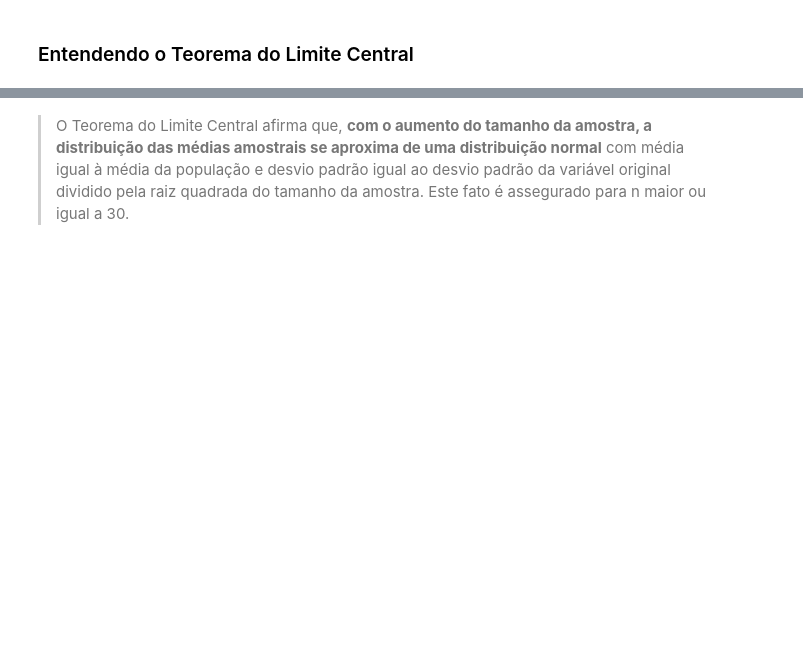
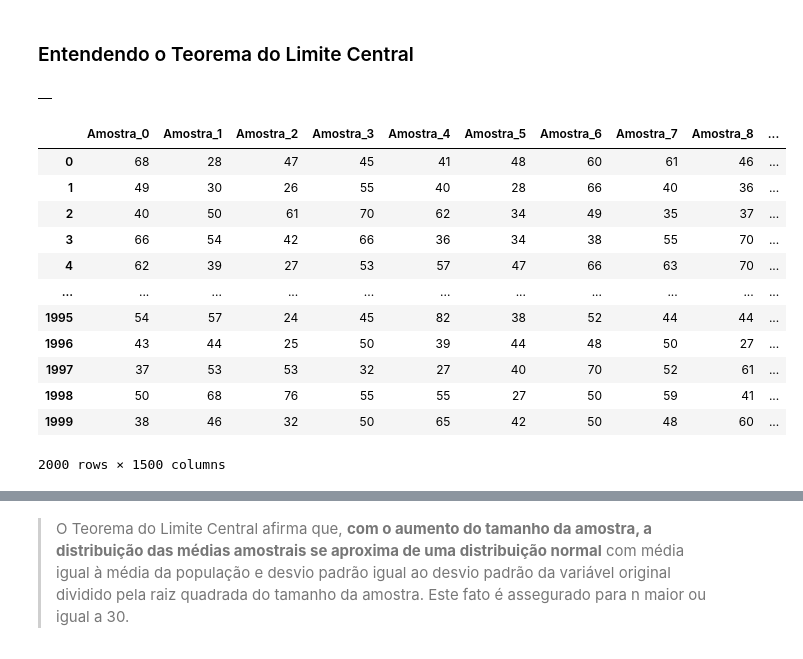
Before and after one commit to RichardRosenblat/alura-estatistica-com-python-parte-2, a Jupyter notebook: Curso_de_Estatística_Parte_2.ipynb, the cells around one changed output, grey strips where cells are left out. Saved outputs shown, nothing was run; the diff lists cells and outputs as text; code cells hidden in the pictures; blank space fills up the shorter version.

```diff
--- a/Curso_de_Estatística_Parte_2.ipynb
+++ b/Curso_de_Estatística_Parte_2.ipynb
@@ -1151,0 +1164,29 @@ O desvio padrão das médias amostrais é conhecido como **erro padrão da médi
+# %%
+amostras = pd.DataFrame()
+amostras
+# %% [output]
+|  |
+# %%
+# Iteramos pelo total de amostras
+for i in range(total_de_amostras):
+  # Pegamos uma amostra da idade, de tamanho n, dos dados; No formato de uma series
+  _ = dados['Idade'].sample(n)
+  # resetamos os indices
+  _.index = range(0, len(_))
+  # adicionamos no dataframe de amostras, com o nome de Amostra_ seguido do numero da iteração
+  amostras['Amostra_' + str(i)] = _
+amostras
+# %% [output]
+|  | Amostra_0 | Amostra_1 | Amostra_2 | Amostra_3 | Amostra_4 | Amostra_5 | Amostra_6 | Amostra_7 | Amostra_8 | ... |
+| 0 | 68 | 28 | 47 | 45 | 41 | 48 | 60 | 61 | 46 | ... |
+| 1 | 49 | 30 | 26 | 55 | 40 | 28 | 66 | 40 | 36 | ... |
+| 2 | 40 | 50 | 61 | 70 | 62 | 34 | 49 | 35 | 37 | ... |
+| 3 | 66 | 54 | 42 | 66 | 36 | 34 | 38 | 55 | 70 | ... |
+| 4 | 62 | 39 | 27 | 53 | 57 | 47 | 66 | 63 | 70 | ... |
+| ... | ... | ... | ... | ... | ... | ... | ... | ... | ... | ... |
+| 1995 | 54 | 57 | 24 | 45 | 82 | 38 | 52 | 44 | 44 | ... |
+| 1996 | 43 | 44 | 25 | 50 | 39 | 44 | 48 | 50 | 27 | ... |
+| 1997 | 37 | 53 | 53 | 32 | 27 | 40 | 70 | 52 | 61 | ... |
+| 1998 | 50 | 68 | 76 | 55 | 55 | 27 | 50 | 59 | 41 | ... |
+| 1999 | 38 | 46 | 32 | 50 | 65 | 42 | 50 | 48 | 60 | ... |
+2000 rows × 1500 columns
```
Also changed, not shown: parts of 15 cells of this notebook.
